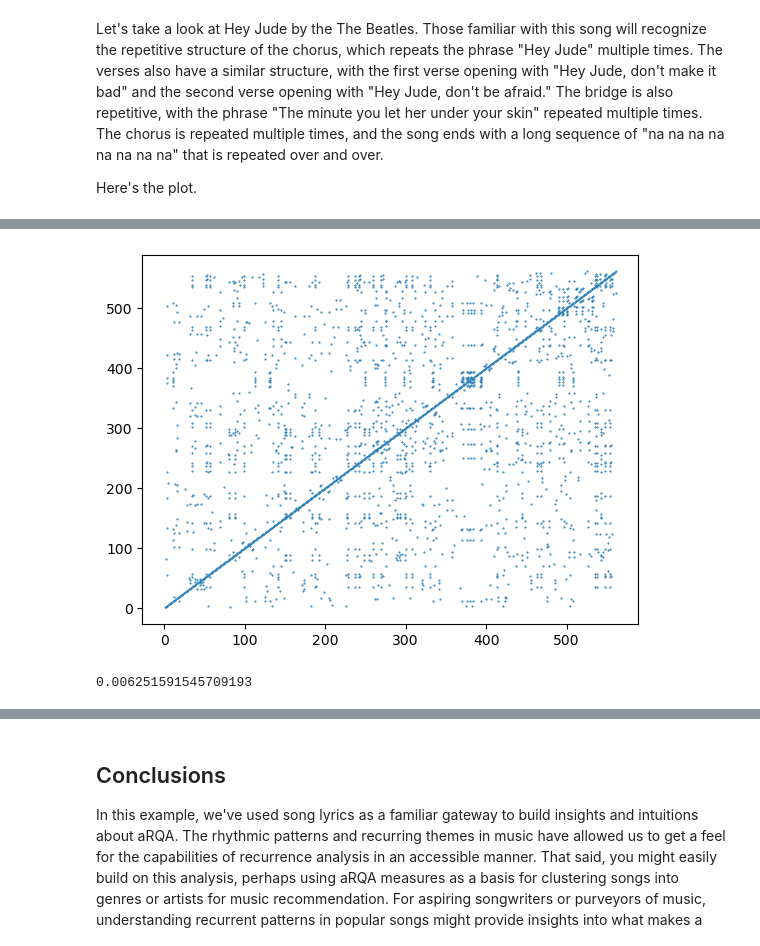
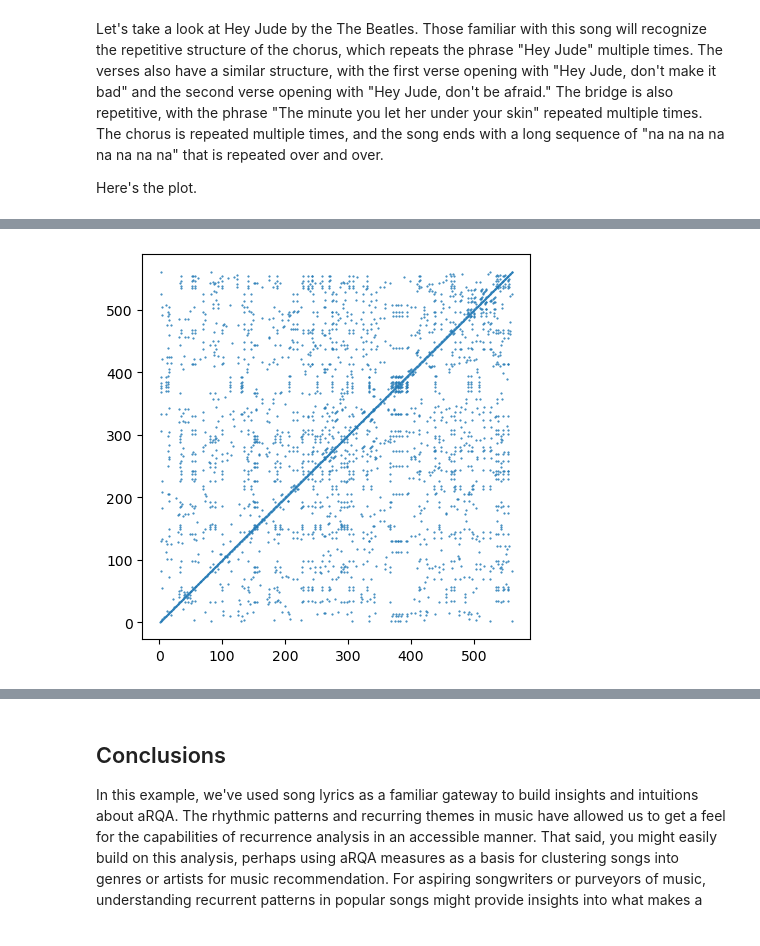
Before and after one commit to tehrandavis/auto_rqa, a Jupyter notebook: src/auto_recurrence.ipynb, the cells around one changed output, grey strips where cells are left out. Saved outputs shown, nothing was run; the diff lists cells and outputs as text; code cells hidden in the pictures.

```diff
--- a/src/auto_recurrence.ipynb
+++ b/src/auto_recurrence.ipynb
@@ -246,18 +276,16 @@ Finally, let's take a look at "5 AM in Toronto" by Drake. This is a rap song not
 # %%
 using DynamicalSystems
 
 lyrics_series = track_info["5 AM in Toronto"]["word_series"];
 
 radius = .01;
 
 RP = RecurrenceMatrix(lyrics_series, radius);
 
-#using Plots;
+fig, axs = subplots(1, 1, figsize=(5, 5));
+
 # recurrence plot
 xs, ys = coordinates(RP);
-rec_plot = PyPlot.scatter(xs, ys, s = 1, marker=".");
-
-rqa_metrics[:RR]
+axs.scatter(xs, ys, s = 1, marker=".");
 # %% [output]
-[figure, old version]
+[figure, new version]
-0.006251591545709193
```
Also changed, not shown: parts of 56 cells of this notebook, 27 other files.
